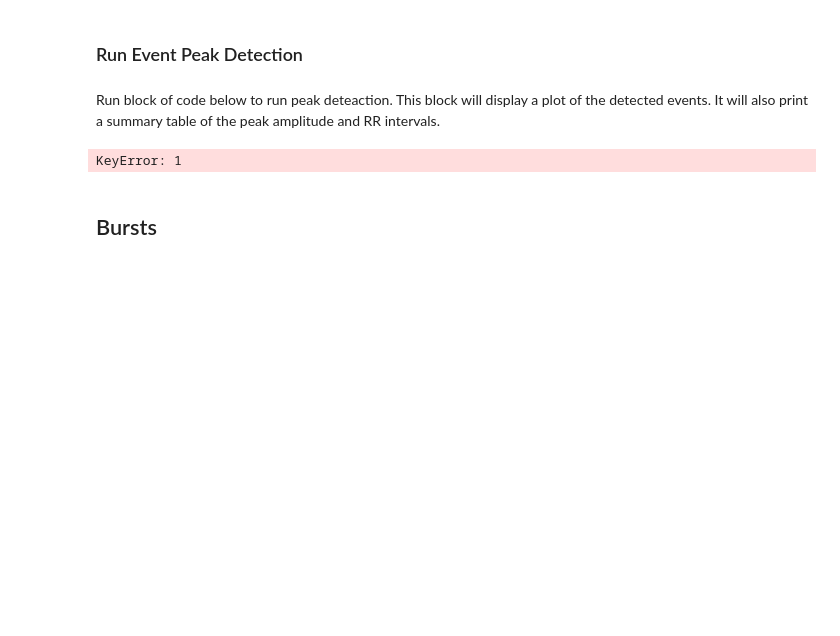
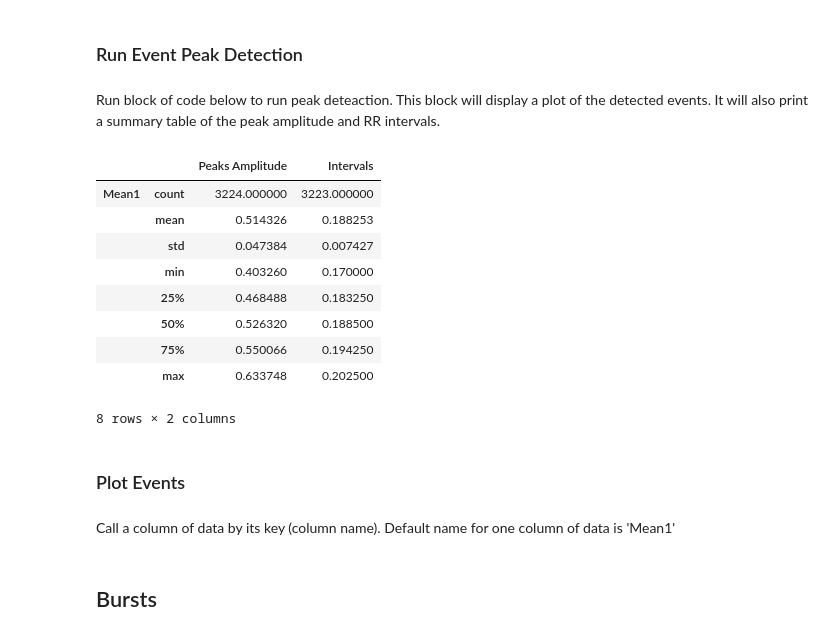
Before and after one commit to drcgw/bass, a Jupyter notebook: Single Wave- Interactive.ipynb, the cells around one changed output. Cells and saved outputs as stored; diff of their text form; code cells hidden in the pictures; blank space fills up the shorter version.

```diff
--- a/Single Wave- Interactive.ipynb
+++ b/Single Wave- Interactive.ipynb
@@ -210,6 +210,19 @@ Enter Peak Maximum value between 0.1 and 0.6337: 0.7
 Run block of code below to run peak deteaction. This block will display a plot of the detected events. It will also print a summary table of the peak amplitude and RR intervals.
 # %%
 Results = event_peakdet_wrapper(Data, Settings, Results)
-Results['Peaks'][1]
+Results['Peaks-Master'].groupby(level=0).describe()
 # %% [output]
+|  |  | Peaks Amplitude | Intervals |
+| Mean1 | count | 3224.000000 | 3223.000000 |
+|  | mean | 0.514326 | 0.188253 |
+|  | std | 0.047384 | 0.007427 |
+|  | min | 0.403260 | 0.170000 |
+|  | 25% | 0.468488 | 0.183250 |
+|  | 50% | 0.526320 | 0.188500 |
+|  | 75% | 0.550066 | 0.194250 |
+|  | max | 0.633748 | 0.202500 |
-KeyError: 1
+8 rows × 2 columns
+# %% [markdown]
+### Plot Events
+# %% [markdown]
+Call a column of data by its key (column name). Default name for one column of data is 'Mean1'
```
Also changed, not shown: parts of 13 cells of this notebook, 2 other files.
